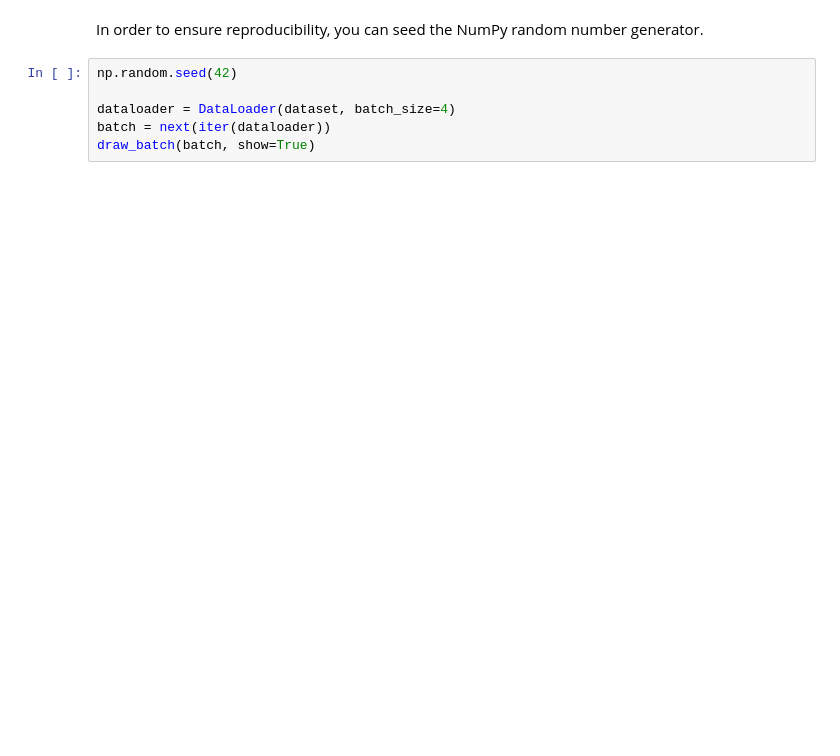
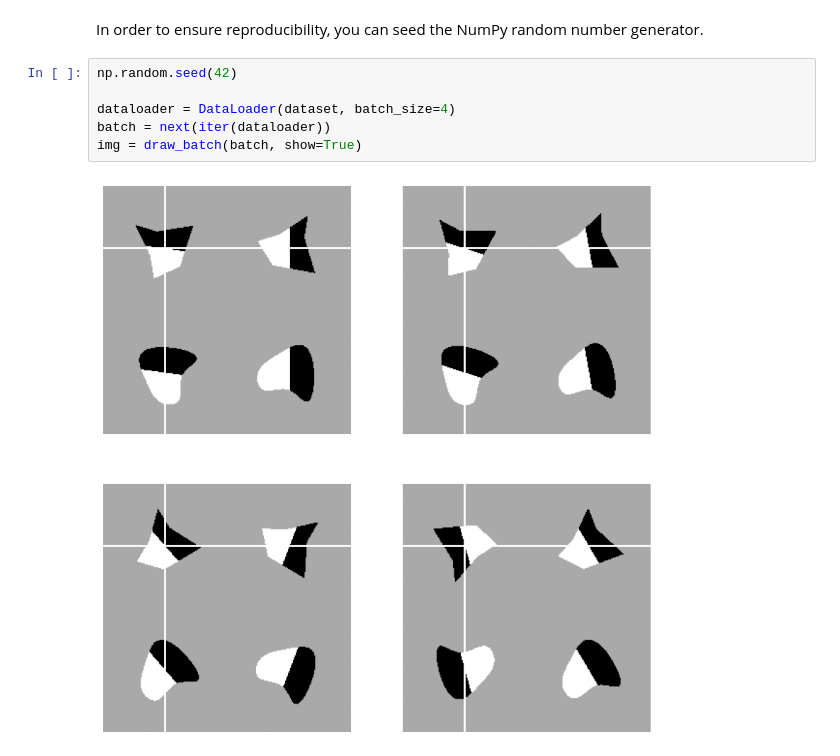
Before and after one commit to sbdzdz/idsprites, a Jupyter notebook: examples/infinite_analogies.ipynb, the cells around one changed output. Drawn from its saved outputs; the diff is of its cells as text; blank space fills up the shorter version.

```diff
--- a/examples/infinite_analogies.ipynb
+++ b/examples/infinite_analogies.ipynb
@@ -53,6 +57,8 @@ In order to ensure reproducibility, you can seed the NumPy random number generat
 # %%
 np.random.seed(42)
 
 dataloader = DataLoader(dataset, batch_size=4)
 batch = next(iter(dataloader))
-draw_batch(batch, show=True)
+img = draw_batch(batch, show=True)
+# %% [output]
+[figure, added]
```
Also changed, not shown: parts of 3 cells of this notebook.
